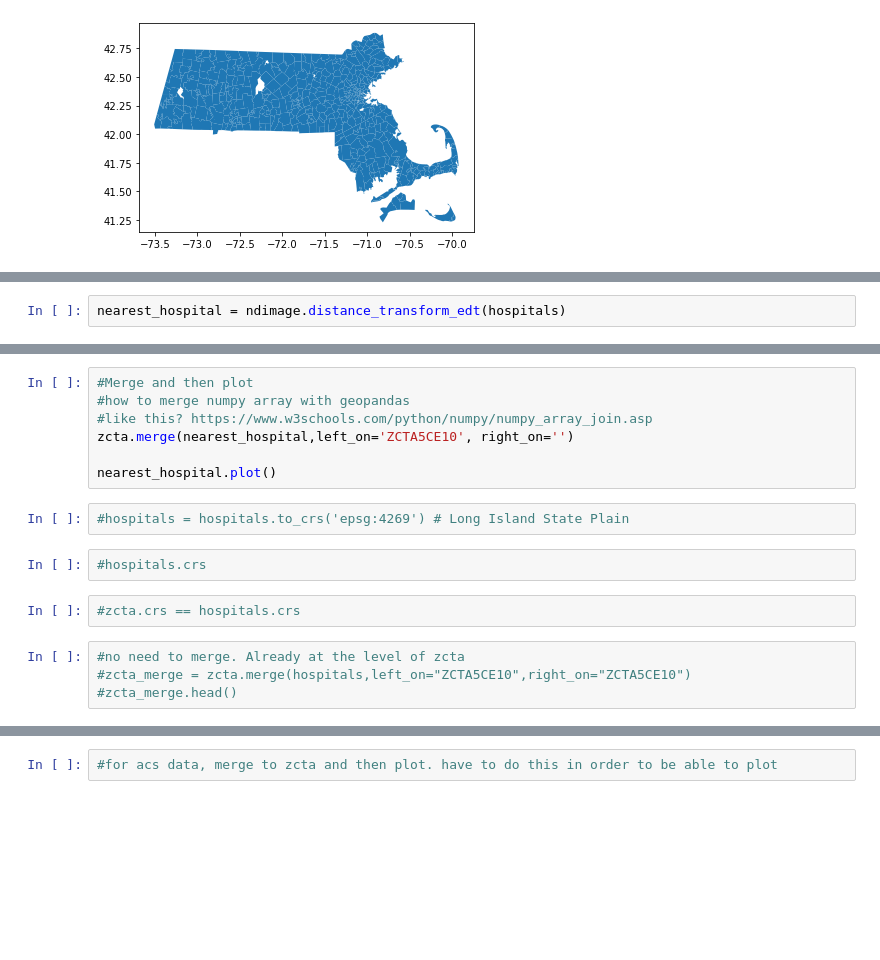
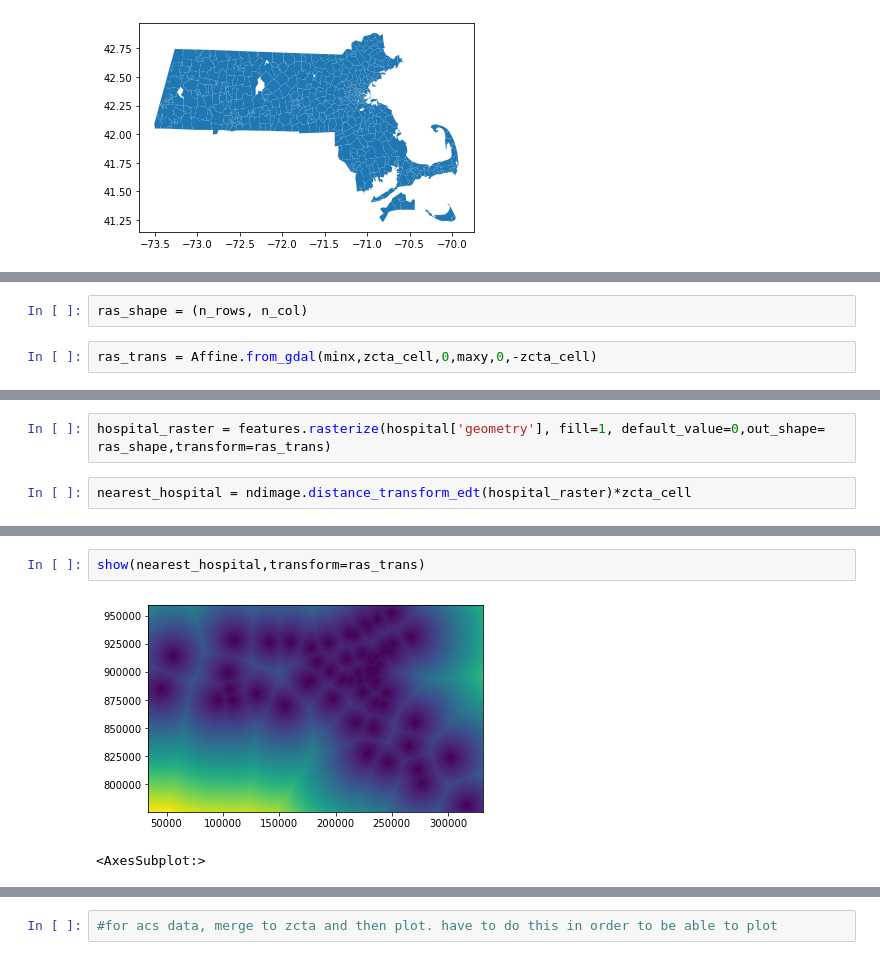
Before and after one commit to kameice97/uep239-finalproject, a Jupyter notebook: UEP 239 Final Assignment.ipynb, the cells around one changed output, grey strips where cells are left out. Saved outputs shown, nothing was run; the diff lists cells and outputs as text; blank space fills up the shorter version.

```diff
--- a/UEP 239 Final Assignment.ipynb
+++ b/UEP 239 Final Assignment.ipynb
@@ -505,0 +554,4 @@ from scipy import ndimage
+# %%
+ras_shape = (n_rows, n_col)
+# %%
+ras_trans = Affine.from_gdal(minx,zcta_cell,0,maxy,0,-zcta_cell)
@@ -506,2 +576,4 @@ from scipy import ndimage
+# %%
+hospital_raster = features.rasterize(hospital['geometry'], fill=1, default_value=0,out_shape= ras_shape,transform=ras_trans)
 # %%
-nearest_hospital = ndimage.distance_transform_edt(hospitals)
+nearest_hospital = ndimage.distance_transform_edt(hospital_raster)*zcta_cell
@@ -532,17 +580,5 @@ AttributeError: 'numpy.ndarray' object has no attribute 'head'
-# %%
-#Merge and then plot
-#how to merge numpy array with geopandas
-#like this? https://www.w3schools.com/python/numpy/numpy_array_join.asp
-zcta.merge(nearest_hospital,left_on='ZCTA5CE10', right_on='')
-
-nearest_hospital.plot()
-# %%
-#hospitals = hospitals.to_crs('epsg:4269') # Long Island State Plain
-# %%
-#hospitals.crs
-# %%
-#zcta.crs == hospitals.crs
-# %%
-#no need to merge. Already at the level of zcta
-#zcta_merge = zcta.merge(hospitals,left_on="ZCTA5CE10",right_on="ZCTA5CE10")
-#zcta_merge.head()
+# %%
+show(nearest_hospital,transform=ras_trans)
+# %% [output]
+[figure, added]
+<AxesSubplot:>
```
Also changed, not shown: parts of 25 cells of this notebook, 1 other file.
